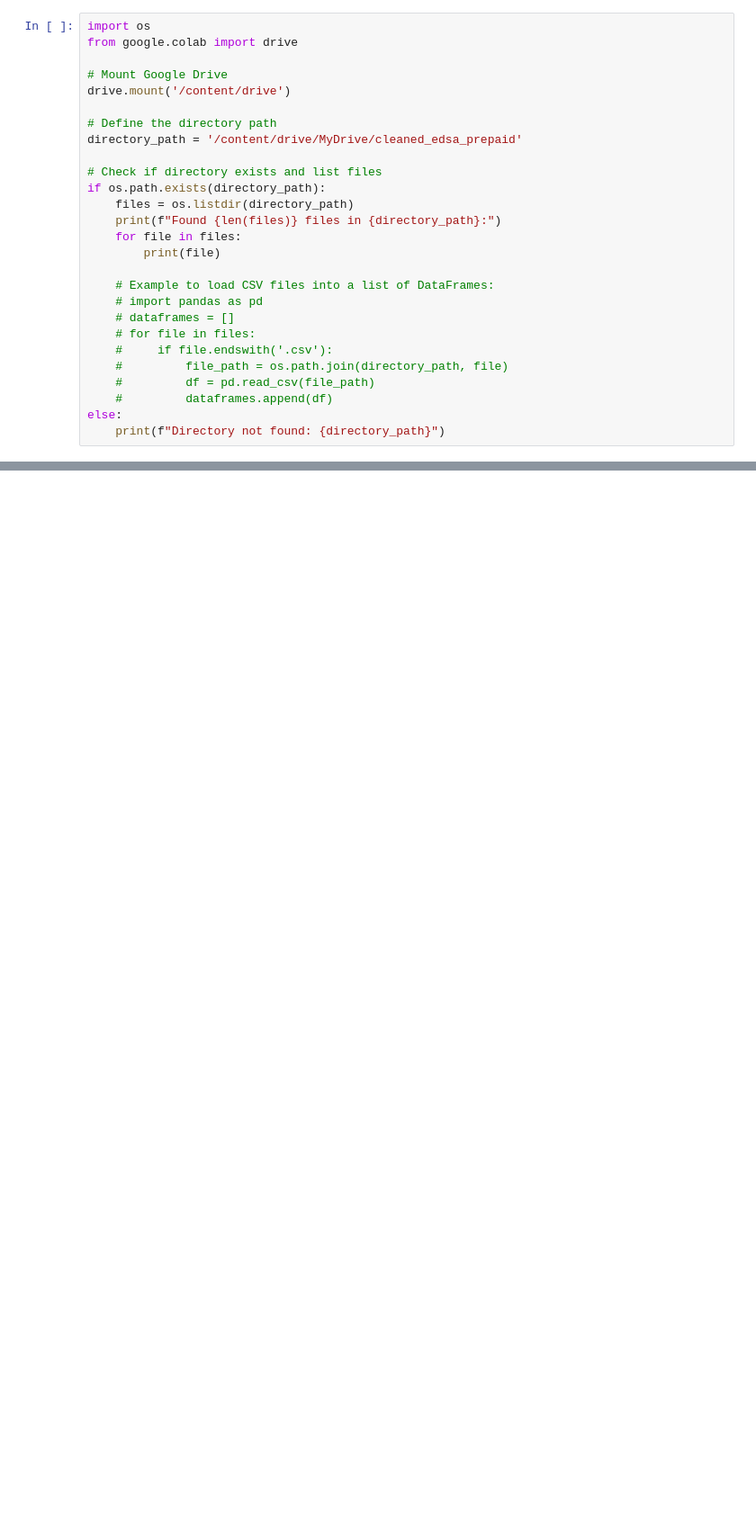
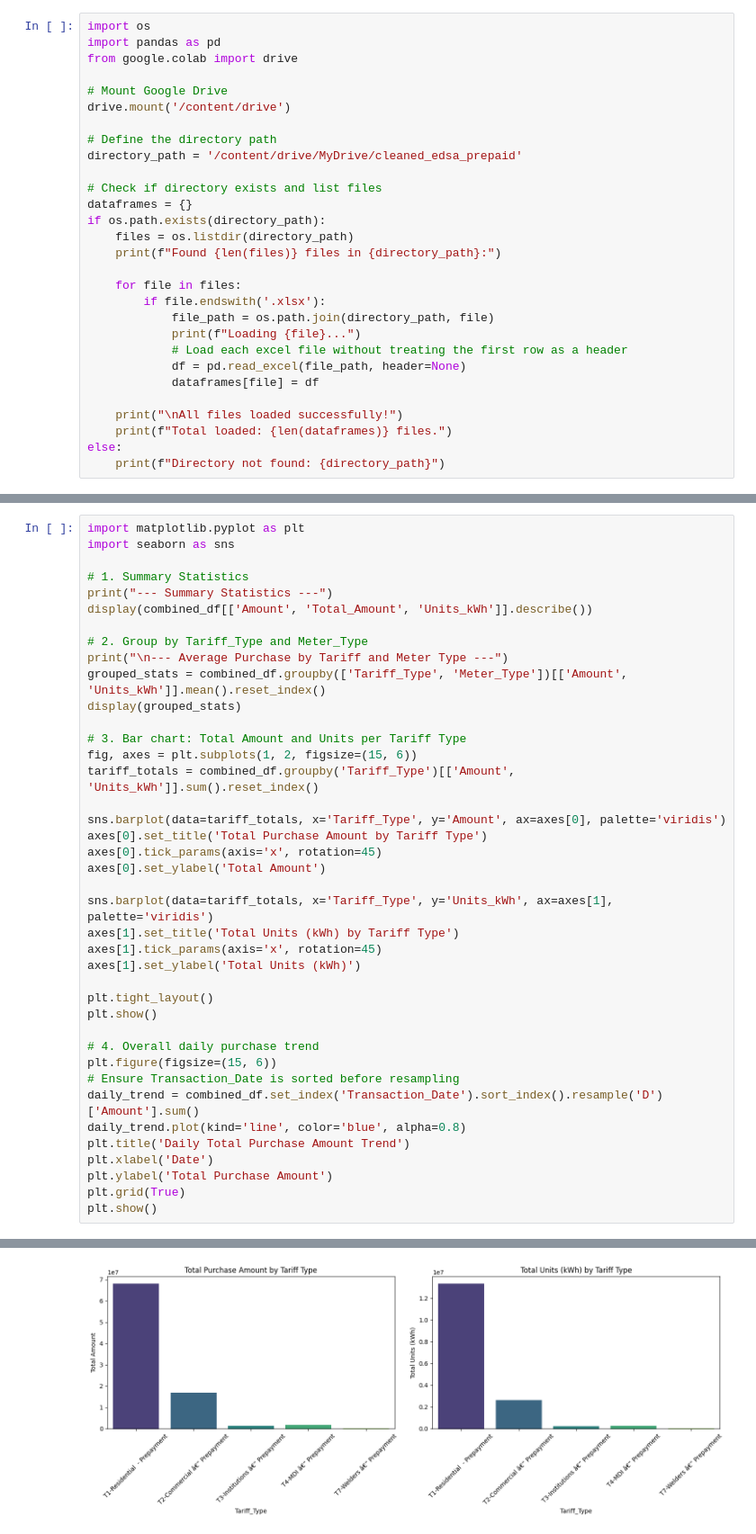
Before and after one commit to hmnaz213/native, a Jupyter notebook: prepaid_data_analysis.ipynb, the cells around one changed output, grey strips where cells are left out. Shown at 90% size. Cells and saved outputs as stored; diff of their text form; blank space fills up the shorter version.

```diff
--- a/prepaid_data_analysis.ipynb
+++ b/prepaid_data_analysis.ipynb
@@ -2,6 +2,7 @@
 <a href="https://colab.research.google.com/github/hmnaz213/native/blob/main/prepaid_data_analysis.ipynb" target="_parent"><img src="https://colab.research.google.com/assets/colab-badge.svg" alt="Open In Colab"/></a>
 # %%
 import os
+import pandas as pd
 from google.colab import drive
 
 # Mount Google Drive
@@ -11,19 +12,20 @@ drive.mount('/content/drive')
 directory_path = '/content/drive/MyDrive/cleaned_edsa_prepaid'
 
 # Check if directory exists and list files
+dataframes = {}
 if os.path.exists(directory_path):
     files = os.listdir(directory_path)
     print(f"Found {len(files)} files in {directory_path}:")
+
     for file in files:
-        print(file)
+        if file.endswith('.xlsx'):
+            file_path = os.path.join(directory_path, file)
+            print(f"Loading {file}...")
+            # Load each excel file without treating the first row as a header
+            df = pd.read_excel(file_path, header=None)
+            dataframes[file] = df
 
-    # Example to load CSV files into a list of DataFrames:
-    # import pandas as pd
-    # dataframes = []
-    # for file in files:
-    #     if file.endswith('.csv'):
-    #         file_path = os.path.join(directory_path, file)
-    #         df = pd.read_csv(file_path)
-    #         dataframes.append(df)
+    print("\nAll files loaded successfully!")
+    print(f"Total loaded: {len(dataframes)} files.")
 else:
     print(f"Directory not found: {directory_path}")
@@ -29,0 +177,41 @@ else:
+# %%
+import matplotlib.pyplot as plt
+import seaborn as sns
+
+# 1. Summary Statistics
+print("--- Summary Statistics ---")
+display(combined_df[['Amount', 'Total_Amount', 'Units_kWh']].describe())
+
+# 2. Group by Tariff_Type and Meter_Type
+print("\n--- Average Purchase by Tariff and Meter Type ---")
+grouped_stats = combined_df.groupby(['Tariff_Type', 'Meter_Type'])[['Amount', 'Units_kWh']].mean().reset_index()
+display(grouped_stats)
+
+# 3. Bar chart: Total Amount and Units per Tariff Type
+fig, axes = plt.subplots(1, 2, figsize=(15, 6))
+tariff_totals = combined_df.groupby('Tariff_Type')[['Amount', 'Units_kWh']].sum().reset_index()
+
+sns.barplot(data=tariff_totals, x='Tariff_Type', y='Amount', ax=axes[0], palette='viridis')
+axes[0].set_title('Total Purchase Amount by Tariff Type')
+axes[0].tick_params(axis='x', rotation=45)
+axes[0].set_ylabel('Total Amount')
+
+sns.barplot(data=tariff_totals, x='Tariff_Type', y='Units_kWh', ax=axes[1], palette='viridis')
+axes[1].set_title('Total Units (kWh) by Tariff Type')
+axes[1].tick_params(axis='x', rotation=45)
+axes[1].set_ylabel('Total Units (kWh)')
+
+plt.tight_layout()
+plt.show()
+
+# 4. Overall daily purchase trend
+plt.figure(figsize=(15, 6))
+# Ensure Transaction_Date is sorted before resampling
+daily_trend = combined_df.set_index('Transaction_Date').sort_index().resample('D')['Amount'].sum()
+daily_trend.plot(kind='line', color='blue', alpha=0.8)
+plt.title('Daily Total Purchase Amount Trend')
+plt.xlabel('Date')
+plt.ylabel('Total Purchase Amount')
+plt.grid(True)
+plt.show()
+# %% [output]
@@ -29,0 +247 @@ else:
+[figure, added]
```
Also changed, not shown: parts of 14 cells of this notebook.
